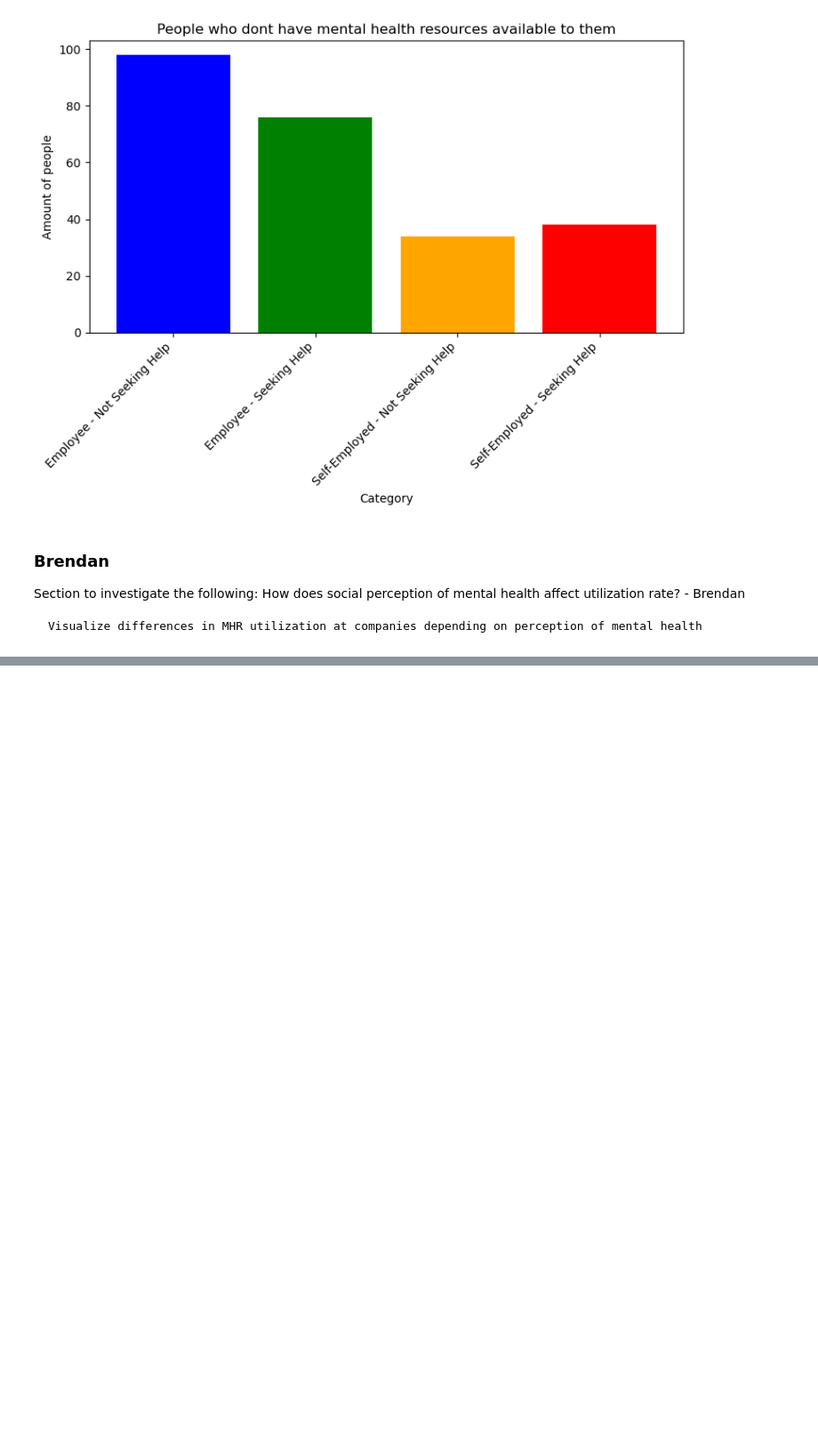
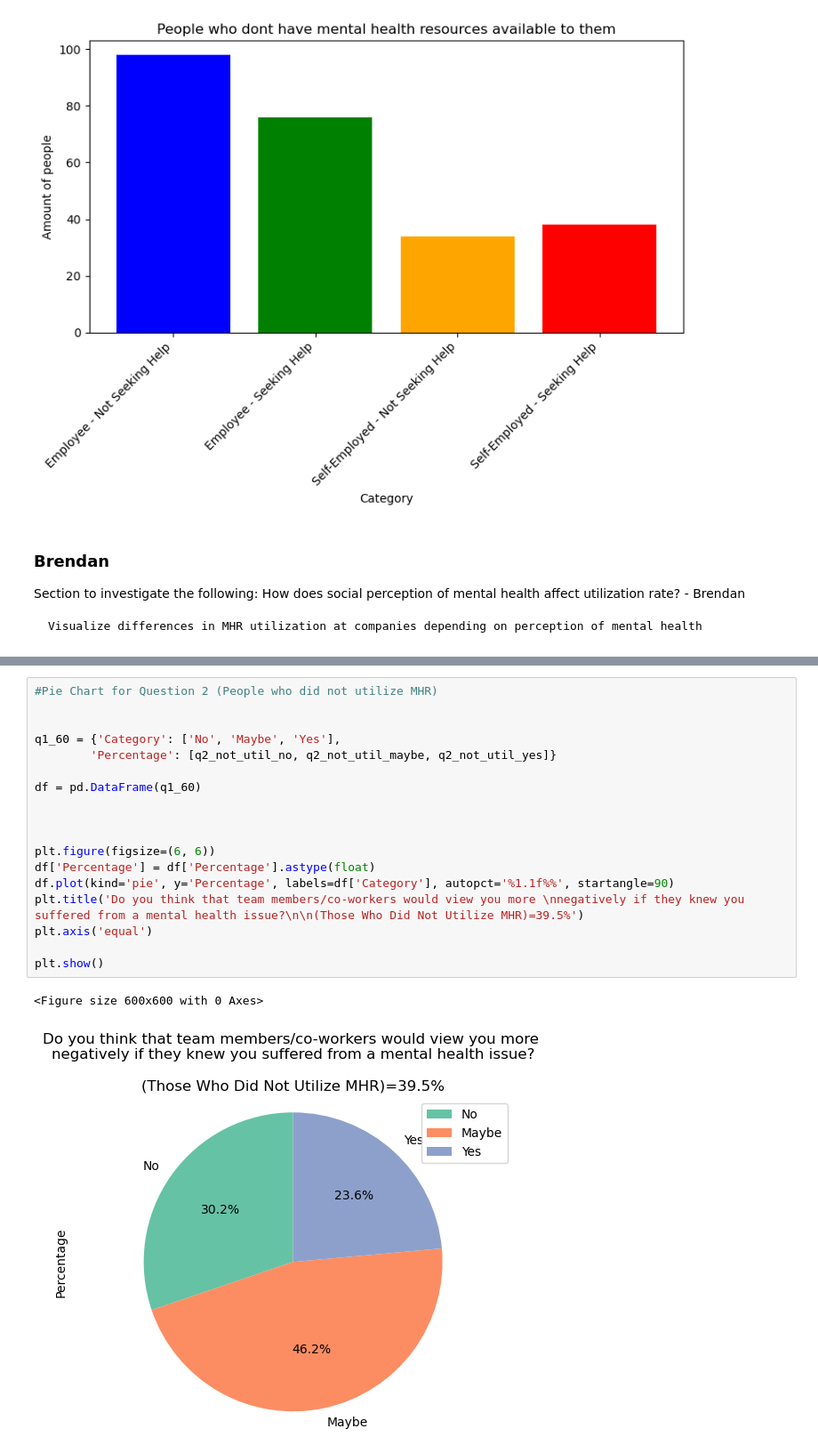
Before and after one commit to June-buggy/Project_01, a Jupyter notebook: Project_01.ipynb, the cells around one changed output, grey strips where cells are left out. Shown at 89% size. Drawn from its saved outputs; the diff is of its cells as text; blank space fills up the shorter version.

```diff
--- a/Project_01.ipynb
+++ b/Project_01.ipynb
@@ -1665,0 +1921,21 @@ How does social perception of mental health affect utilization rate? - Brendan
+# %%
+#Pie Chart for Question 2 (People who did not utilize MHR)
+
+
+q1_60 = {'Category': ['No', 'Maybe', 'Yes'],
+        'Percentage': [q2_not_util_no, q2_not_util_maybe, q2_not_util_yes]}
+
+df = pd.DataFrame(q1_60)
+
+
+
+plt.figure(figsize=(6, 6))
+df['Percentage'] = df['Percentage'].astype(float)
+df.plot(kind='pie', y='Percentage', labels=df['Category'], autopct='%1.1f%%', startangle=90)
+plt.title('Do you think that team members/co-workers would view you more \nnegatively if they knew you suffered from a mental health issue?\n\n(Those Who Did Not Utilize MHR)=39.5%')
+plt.axis('equal')
+
+plt.show()
+# %% [output]
+<Figure size 600x600 with 0 Axes>
+[figure, added]
```
Also changed, not shown: parts of 19 cells of this notebook.
